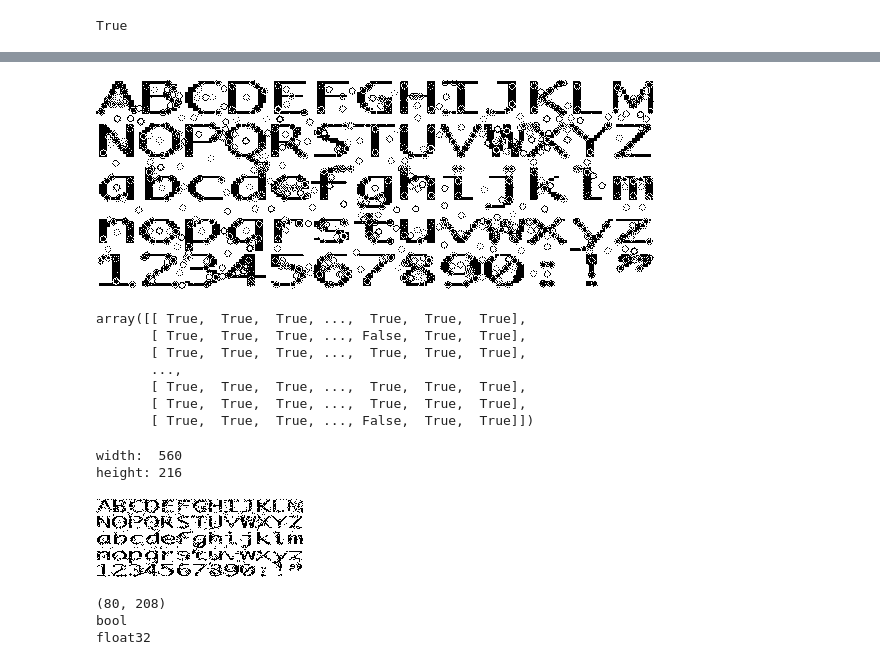
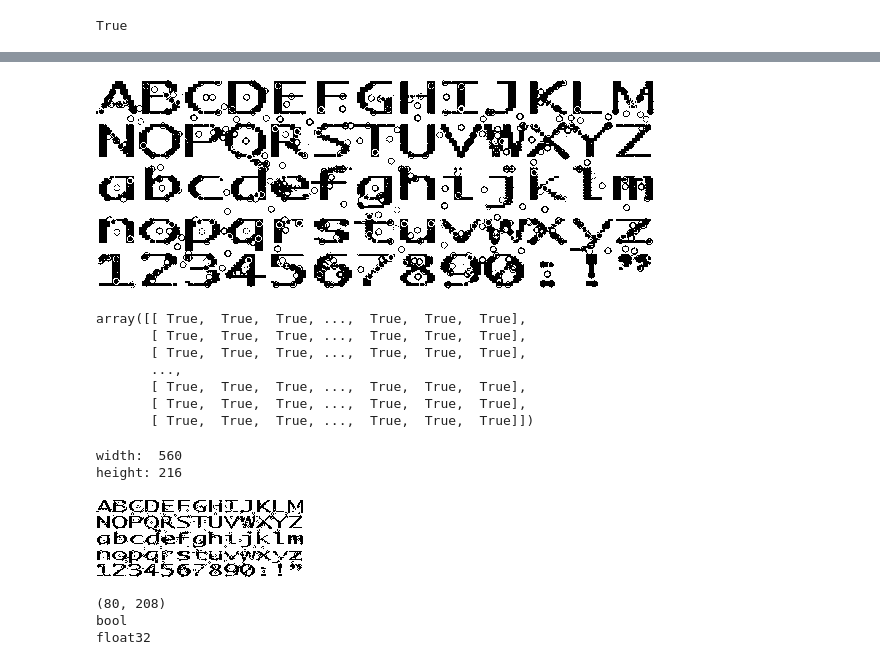
Before and after one commit to BazingaOo/CAP6615, a Jupyter notebook: HW2/CAP6615_Programming_Assignment#2.ipynb, the cells around one changed output, grey strips where cells are left out. Cells and saved outputs as stored; diff of their text form; code cells hidden in the pictures.

Commit message:
some image preprocessing to remove boundary and background color

```diff
--- a/HW2/CAP6615_Programming_Assignment#2.ipynb
+++ b/HW2/CAP6615_Programming_Assignment#2.ipynb
@@ -37,20 +37,20 @@ im_drawed
 # %%
 # convert image to black and white
 fn = lambda x : 255 if x > thresh else 0
-r = img.convert('L').point(fn, mode='1')
-r.save('foo.png')
+im = im_drawed.convert('L').point(fn, mode='1')
+im
 # %% [output]
-[figure, old version]
+[figure, new version]
 # %%
 np.array(im)
 # %% [output]
 array([[ True,  True,  True, ...,  True,  True,  True],
-       [ True,  True,  True, ..., False,  True,  True],
+       [ True,  True,  True, ...,  True,  True,  True],
        [ True,  True,  True, ...,  True,  True,  True],
        ...,
        [ True,  True,  True, ...,  True,  True,  True],
        [ True,  True,  True, ...,  True,  True,  True],
-       [ True,  True,  True, ..., False,  True,  True]])
+       [ True,  True,  True, ...,  True,  True,  True]])
 # %%
 w, h = im.size
 print('width: ', w)
@@ -70,7 +70,7 @@ im_resize = im.resize((m*image_width, n*image_height))
 # %%
 im_resize
 # %% [output]
-[figure, old version]
+[figure, new version]
 # %%
 pix = np.array(im_resize)
 nrow, ncol = pix.shape
```
Also changed, not shown: parts of 4 cells of this notebook.
